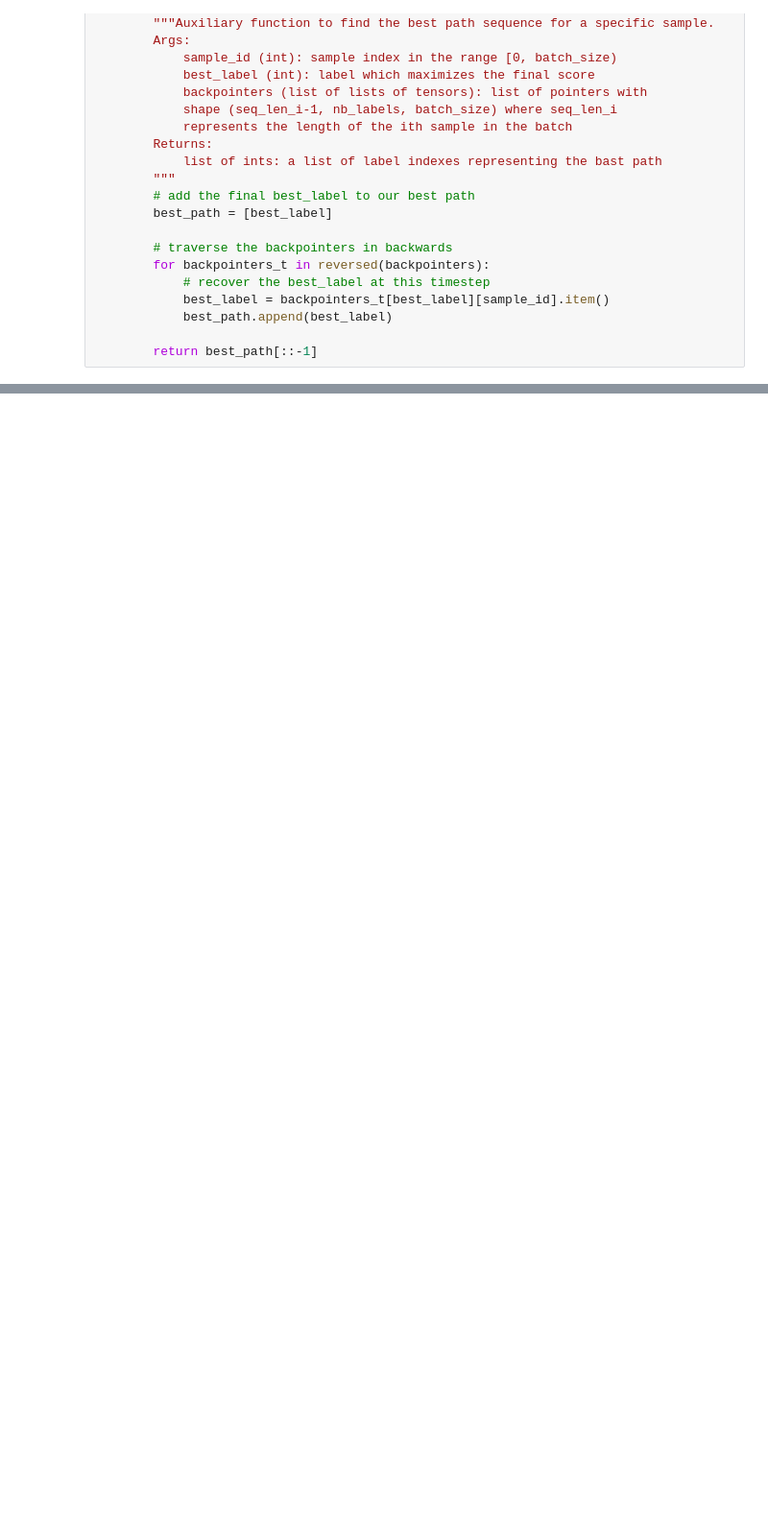
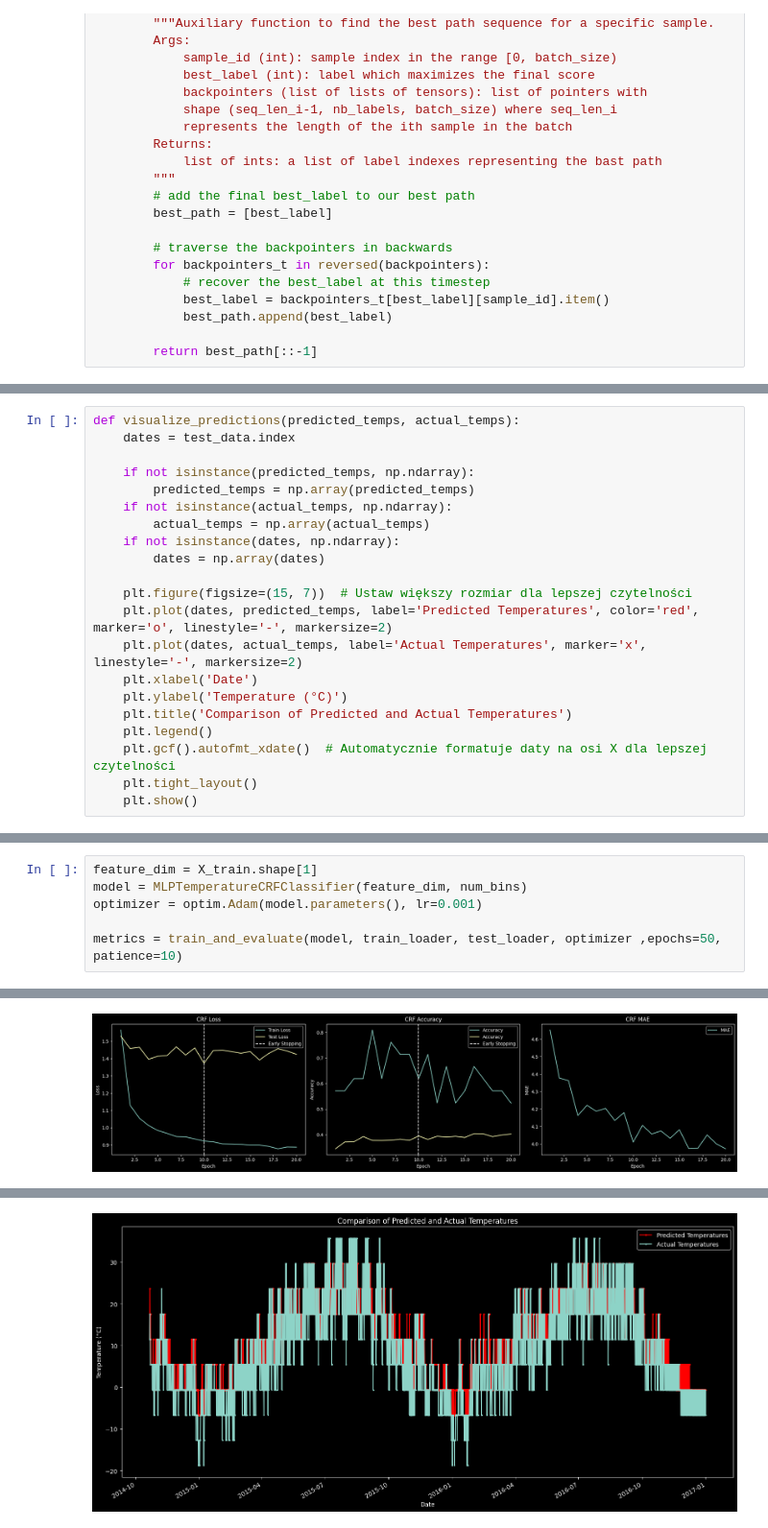
Before and after one commit to paltdariusz/pgm_project, a Jupyter notebook: CRF/CRF.ipynb, the cells around one changed output, grey strips where cells are left out. Shown at 96% size. Cells and saved outputs as stored; diff of their text form; blank space fills up the shorter version.

```diff
--- a/CRF/CRF.ipynb
+++ b/CRF/CRF.ipynb
@@ -301,0 +517,21 @@ class SequenceClassifier(nn.Module):
+# %%
+def visualize_predictions(predicted_temps, actual_temps):
+    dates = test_data.index
+
+    if not isinstance(predicted_temps, np.ndarray):
+        predicted_temps = np.array(predicted_temps)
+    if not isinstance(actual_temps, np.ndarray):
+        actual_temps = np.array(actual_temps)
+    if not isinstance(dates, np.ndarray):
+        dates = np.array(dates)
+
+    plt.figure(figsize=(15, 7))  # Ustaw większy rozmiar dla lepszej czytelności
+    plt.plot(dates, predicted_temps, label='Predicted Temperatures', color='red', marker='o', linestyle='-', markersize=2)
+    plt.plot(dates, actual_temps, label='Actual Temperatures', marker='x', linestyle='-', markersize=2)
+    plt.xlabel('Date')
+    plt.ylabel('Temperature (°C)')
+    plt.title('Comparison of Predicted and Actual Temperatures')
+    plt.legend()
+    plt.gcf().autofmt_xdate()  # Automatycznie formatuje daty na osi X dla lepszej czytelności
+    plt.tight_layout()
+    plt.show()
@@ -301,0 +774,7 @@ class SequenceClassifier(nn.Module):
+# %%
+feature_dim = X_train.shape[1]
+model = MLPTemperatureCRFClassifier(feature_dim, num_bins)
+optimizer = optim.Adam(model.parameters(), lr=0.001)
+
+metrics = train_and_evaluate(model, train_loader, test_loader, optimizer ,epochs=50, patience=10)
+# %% [output]
@@ -301,0 +798 @@ class SequenceClassifier(nn.Module):
+[figure, added]
@@ -301,0 +801 @@ class SequenceClassifier(nn.Module):
+[figure, added]
```
Also changed, not shown: parts of 29 cells of this notebook, 3 other files.
